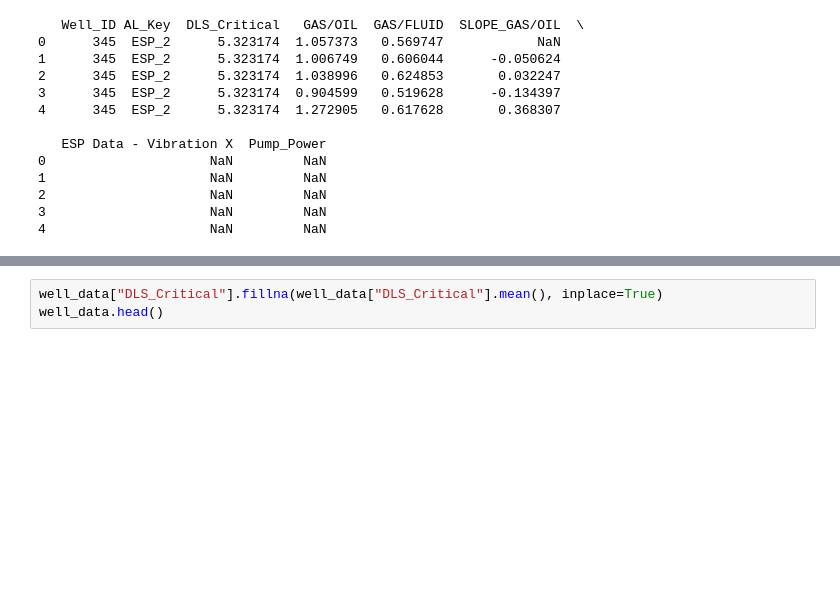
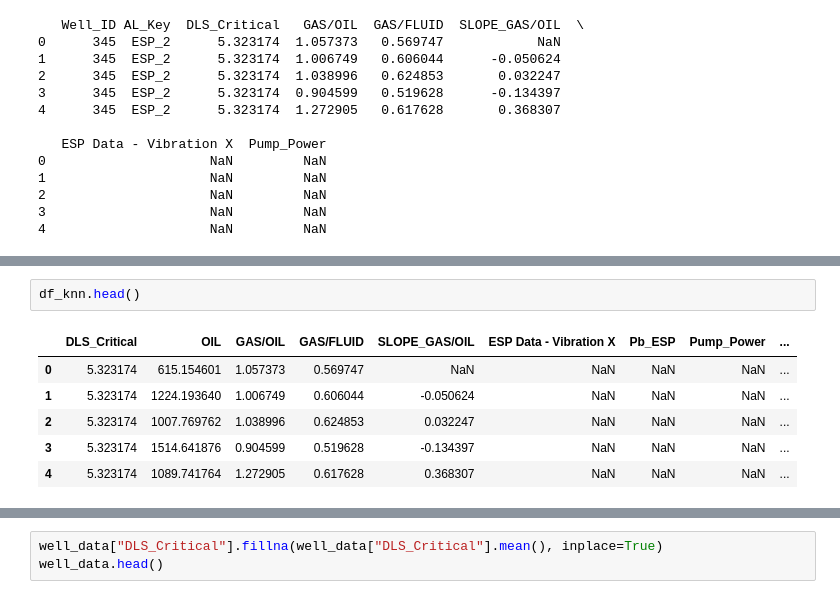
Before and after one commit to BenStormer/Hackalopes-Cleaned, a Jupyter notebook: data_viz.ipynb, the cells around one changed output, grey strips where cells are left out. Cells and saved outputs as stored; diff of their text form; blank space fills up the shorter version.

```diff
--- a/data_viz.ipynb
+++ b/data_viz.ipynb
@@ -205,0 +284,9 @@ Text(0.5, 1.0, 'Completeness of New Dataset')
+# %%
+df_knn.head()
+# %% [output]
+|  | DLS_Critical | OIL | GAS/OIL | GAS/FLUID | SLOPE_GAS/OIL | ESP Data - Vibration X | Pb_ESP | Pump_Power | ... |
+| 0 | 5.323174 | 615.154601 | 1.057373 | 0.569747 | NaN | NaN | NaN | NaN | ... |
+| 1 | 5.323174 | 1224.193640 | 1.006749 | 0.606044 | -0.050624 | NaN | NaN | NaN | ... |
+| 2 | 5.323174 | 1007.769762 | 1.038996 | 0.624853 | 0.032247 | NaN | NaN | NaN | ... |
+| 3 | 5.323174 | 1514.641876 | 0.904599 | 0.519628 | -0.134397 | NaN | NaN | NaN | ... |
+| 4 | 5.323174 | 1089.741764 | 1.272905 | 0.617628 | 0.368307 | NaN | NaN | NaN | ... |
```
Also changed, not shown: parts of 11 cells of this notebook.
